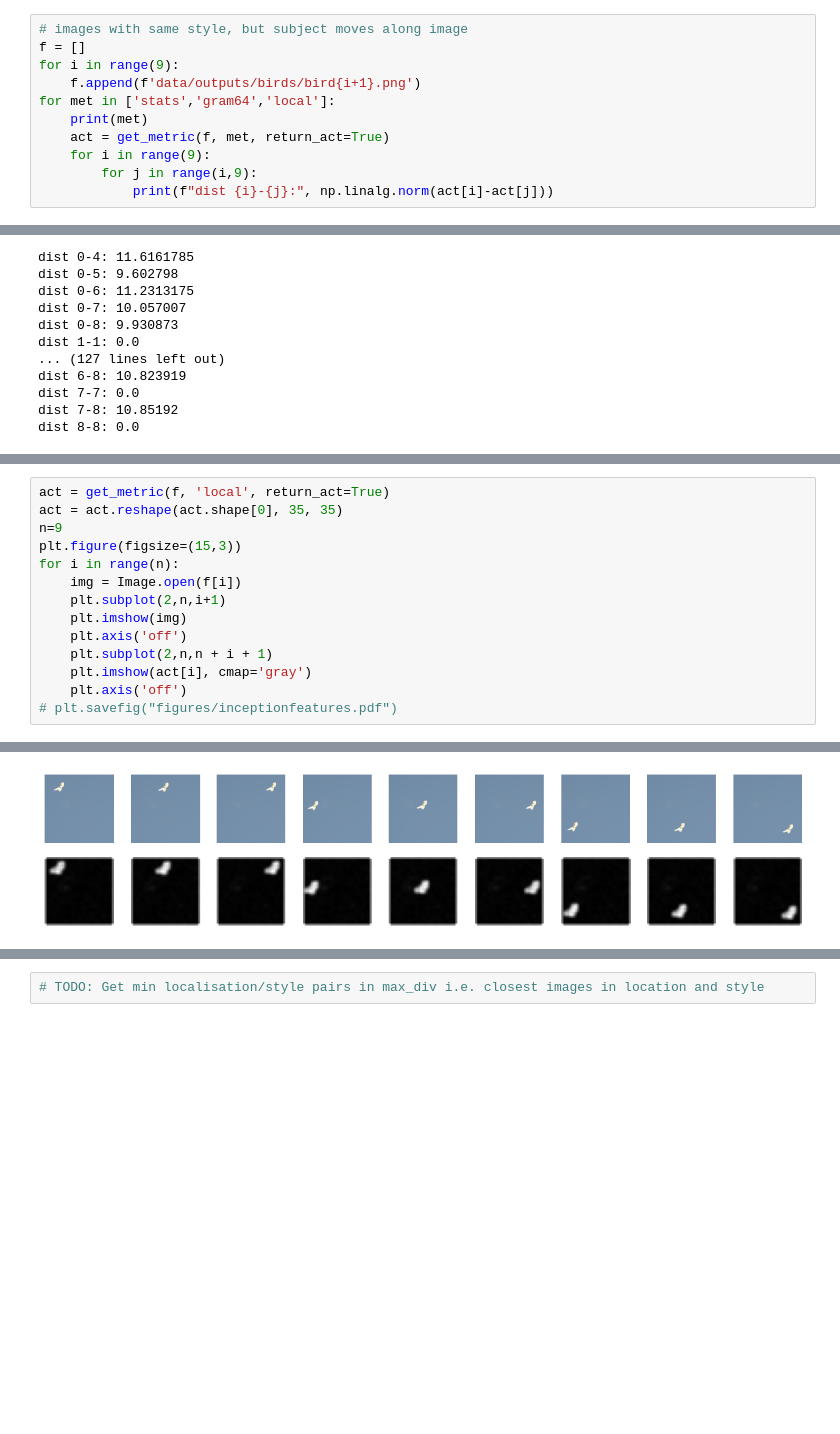
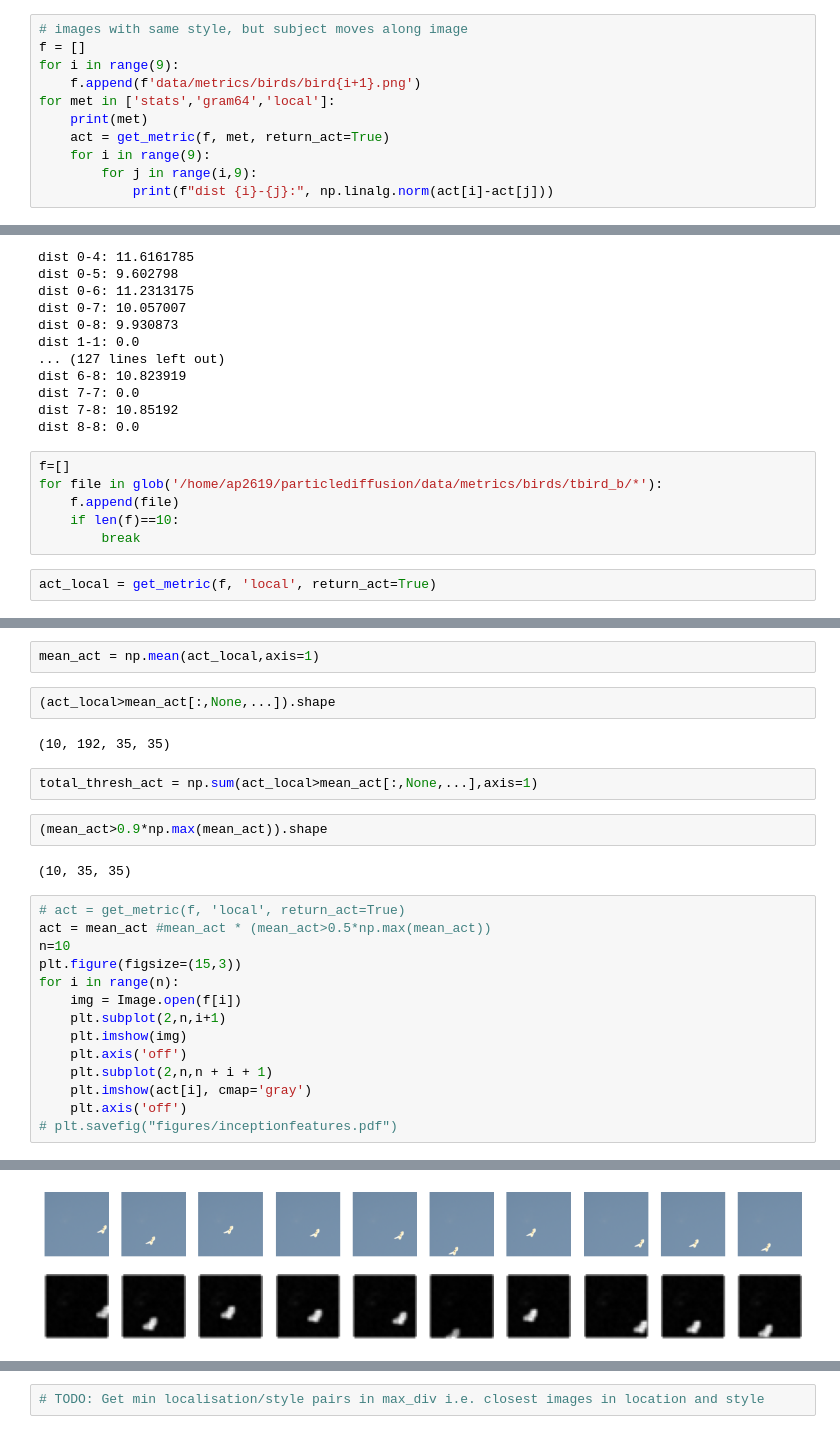
Before and after one commit to alexpondaven/particlediffusion, a Jupyter notebook: metrics.ipynb, the cells around one changed output, grey strips where cells are left out. Drawn from its saved outputs; the diff is of its cells as text; blank space fills up the shorter version.

Commit message:
metric work

```diff
--- a/metrics.ipynb
+++ b/metrics.ipynb
@@ -453,7 +461,7 @@ f
 # images with same style, but subject moves along image
 f = []
 for i in range(9):
-    f.append(f'data/outputs/birds/bird{i+1}.png')
+    f.append(f'data/metrics/birds/bird{i+1}.png')
 for met in ['stats','gram64','local']:
     print(met)
     act = get_metric(f, met, return_act=True)
@@ -479,3 +487,11 @@ dist 6-8: 10.823919
 dist 7-7: 0.0
 dist 7-8: 10.85192
 dist 8-8: 0.0
+# %%
+f=[]
+for file in glob('/home/ap2619/particlediffusion/data/metrics/birds/tbird_b/*'):
+    f.append(file)
+    if len(f)==10:
+        break
+# %%
+act_local = get_metric(f, 'local', return_act=True)
@@ -482,7 +501,19 @@ dist 8-8: 0.0
+# %%
+mean_act = np.mean(act_local,axis=1)
+# %%
+(act_local>mean_act[:,None,...]).shape
+# %% [output]
+(10, 192, 35, 35)
+# %%
+total_thresh_act = np.sum(act_local>mean_act[:,None,...],axis=1)
+# %%
+(mean_act>0.9*np.max(mean_act)).shape
+# %% [output]
+(10, 35, 35)
 # %%
-act = get_metric(f, 'local', return_act=True)
-act = act.reshape(act.shape[0], 35, 35)
-n=9
+# act = get_metric(f, 'local', return_act=True)
+act = mean_act #mean_act * (mean_act>0.5*np.max(mean_act))
+n=10
 plt.figure(figsize=(15,3))
 for i in range(n):
     img = Image.open(f[i])
@@ -499 +528 @@ Starting to sample.
-[figure, old version]
+[figure, new version]
```
Also changed, not shown: parts of 10 cells of this notebook, 4 other files.
